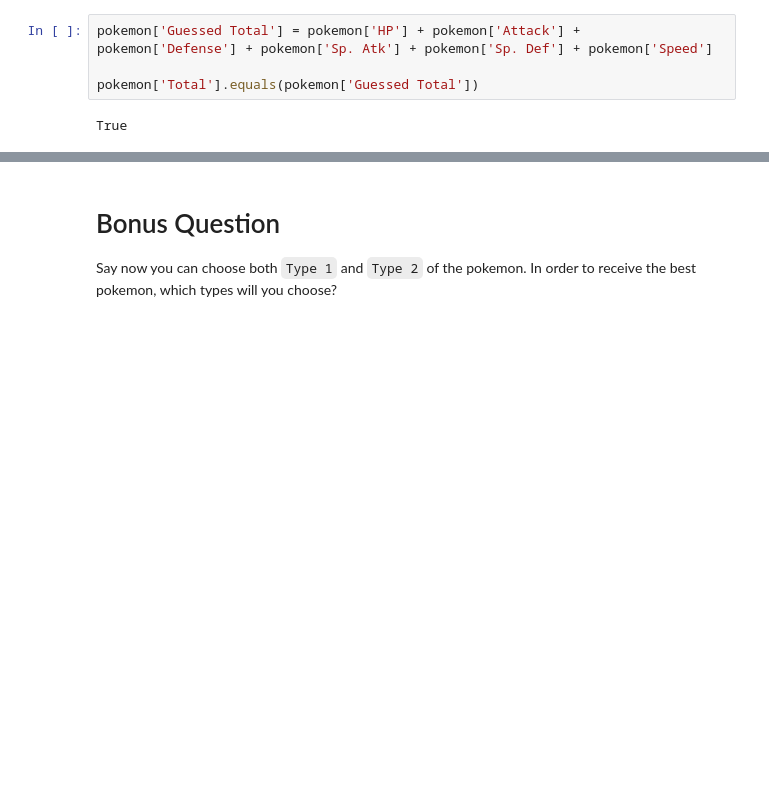
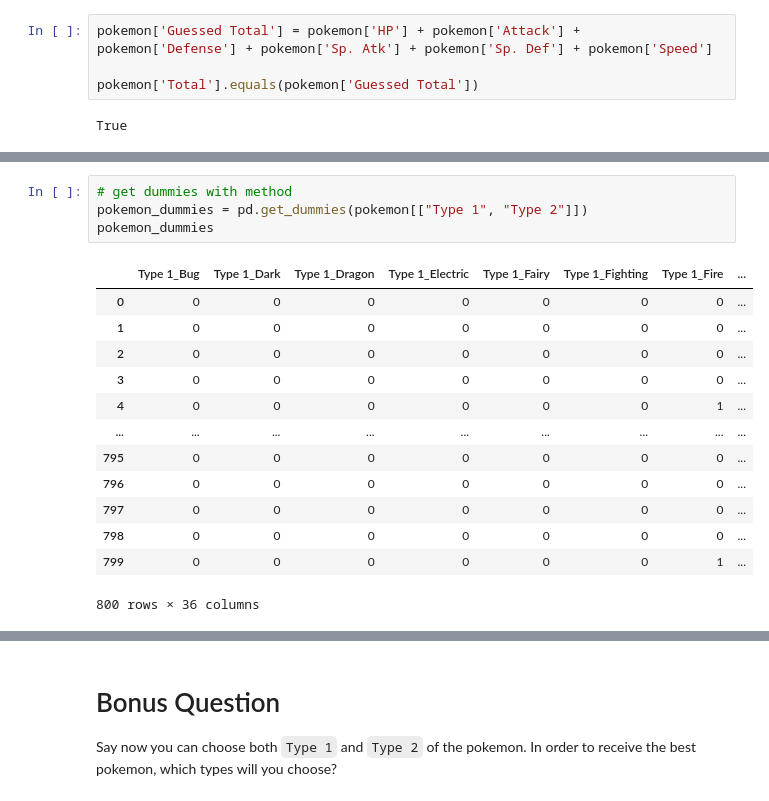
Before and after one commit to ivanlopezlobato/training, a Jupyter notebook: 07_ironhack_basic_pandas/05_lab-df-calculation-and-transformation/your-code/challenge-2.ipynb, the cells around one changed output, grey strips where cells are left out. Saved outputs shown, nothing was run; the diff lists cells and outputs as text; blank space fills up the shorter version.

```diff
--- a/07_ironhack_basic_pandas/05_lab-df-calculation-and-transformation/your-code/challenge-2.ipynb
+++ b/07_ironhack_basic_pandas/05_lab-df-calculation-and-transformation/your-code/challenge-2.ipynb
@@ -88,0 +112,18 @@ The new numerical variables you create should look like below:
+# %%
+# get dummies with method
+pokemon_dummies = pd.get_dummies(pokemon[["Type 1", "Type 2"]])
+pokemon_dummies
+# %% [output]
+|  | Type 1_Bug | Type 1_Dark | Type 1_Dragon | Type 1_Electric | Type 1_Fairy | Type 1_Fighting | Type 1_Fire | ... |
+| 0 | 0 | 0 | 0 | 0 | 0 | 0 | 0 | ... |
+| 1 | 0 | 0 | 0 | 0 | 0 | 0 | 0 | ... |
+| 2 | 0 | 0 | 0 | 0 | 0 | 0 | 0 | ... |
+| 3 | 0 | 0 | 0 | 0 | 0 | 0 | 0 | ... |
+| 4 | 0 | 0 | 0 | 0 | 0 | 0 | 1 | ... |
+| ... | ... | ... | ... | ... | ... | ... | ... | ... |
+| 795 | 0 | 0 | 0 | 0 | 0 | 0 | 0 | ... |
+| 796 | 0 | 0 | 0 | 0 | 0 | 0 | 0 | ... |
+| 797 | 0 | 0 | 0 | 0 | 0 | 0 | 0 | ... |
+| 798 | 0 | 0 | 0 | 0 | 0 | 0 | 0 | ... |
+| 799 | 0 | 0 | 0 | 0 | 0 | 0 | 1 | ... |
+800 rows × 36 columns
```
Also changed, not shown: parts of 14 cells of this notebook, 1 other file.
